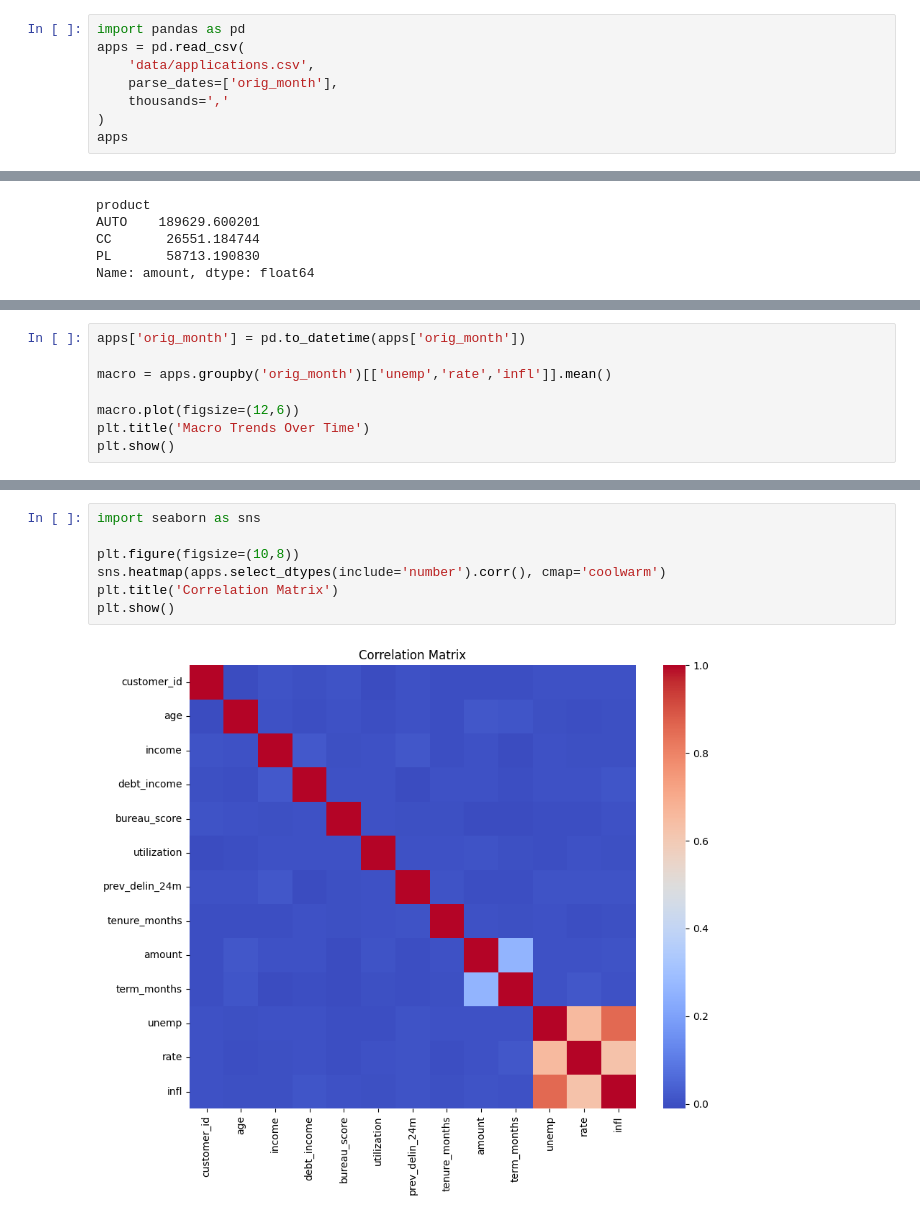
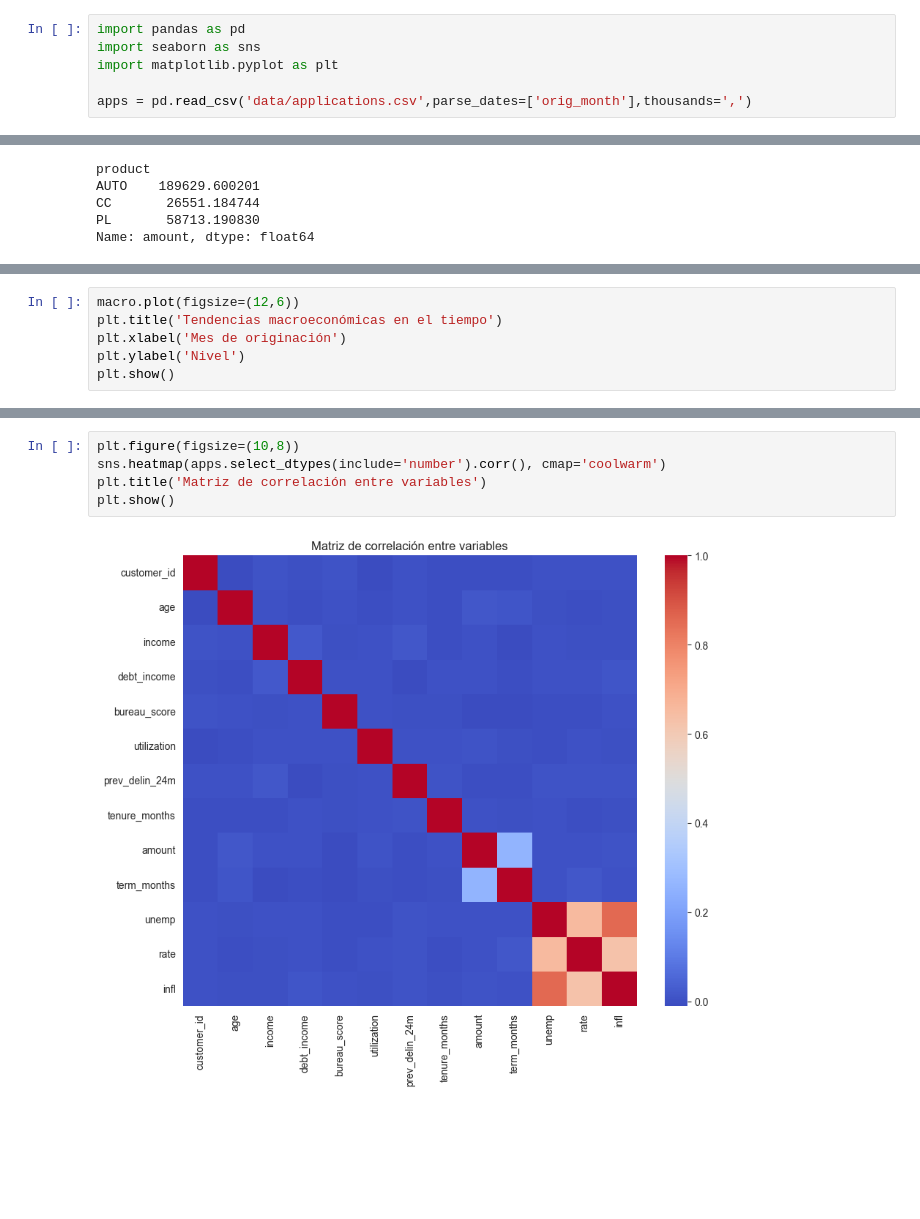
Before and after one commit to lioact/Prueba-Monex, a Jupyter notebook: 01 EDA.ipynb, the cells around one changed output, grey strips where cells are left out. Cells and saved outputs as stored; diff of their text form; blank space fills up the shorter version.

```diff
--- a/01 EDA.ipynb
+++ b/01 EDA.ipynb
@@ -2,9 +2,7 @@
 # EDA Applications
 # %%
 import pandas as pd
-apps = pd.read_csv(
-    'data/applications.csv',
-    parse_dates=['orig_month'],
-    thousands=','
-)
-apps
+import seaborn as sns
+import matplotlib.pyplot as plt
+
+apps = pd.read_csv('data/applications.csv',parse_dates=['orig_month'],thousands=',')
@@ -147,9 +148,7 @@ plt.show()
 # %%
-apps['orig_month'] = pd.to_datetime(apps['orig_month'])
-
-macro = apps.groupby('orig_month')[['unemp','rate','infl']].mean()
-
 macro.plot(figsize=(12,6))
-plt.title('Macro Trends Over Time')
+plt.title('Tendencias macroeconómicas en el tiempo')
+plt.xlabel('Mes de originación')
+plt.ylabel('Nivel')
 plt.show()
 # %% [output]
@@ -168,9 +156,7 @@ plt.show()
 # %%
-import seaborn as sns
-
 plt.figure(figsize=(10,8))
 sns.heatmap(apps.select_dtypes(include='number').corr(), cmap='coolwarm')
-plt.title('Correlation Matrix')
+plt.title('Matriz de correlación entre variables')
 plt.show()
 # %% [output]
-[figure, old version]
+[figure, new version]
```
Also changed, not shown: parts of 20 cells of this notebook, 4 other files.
